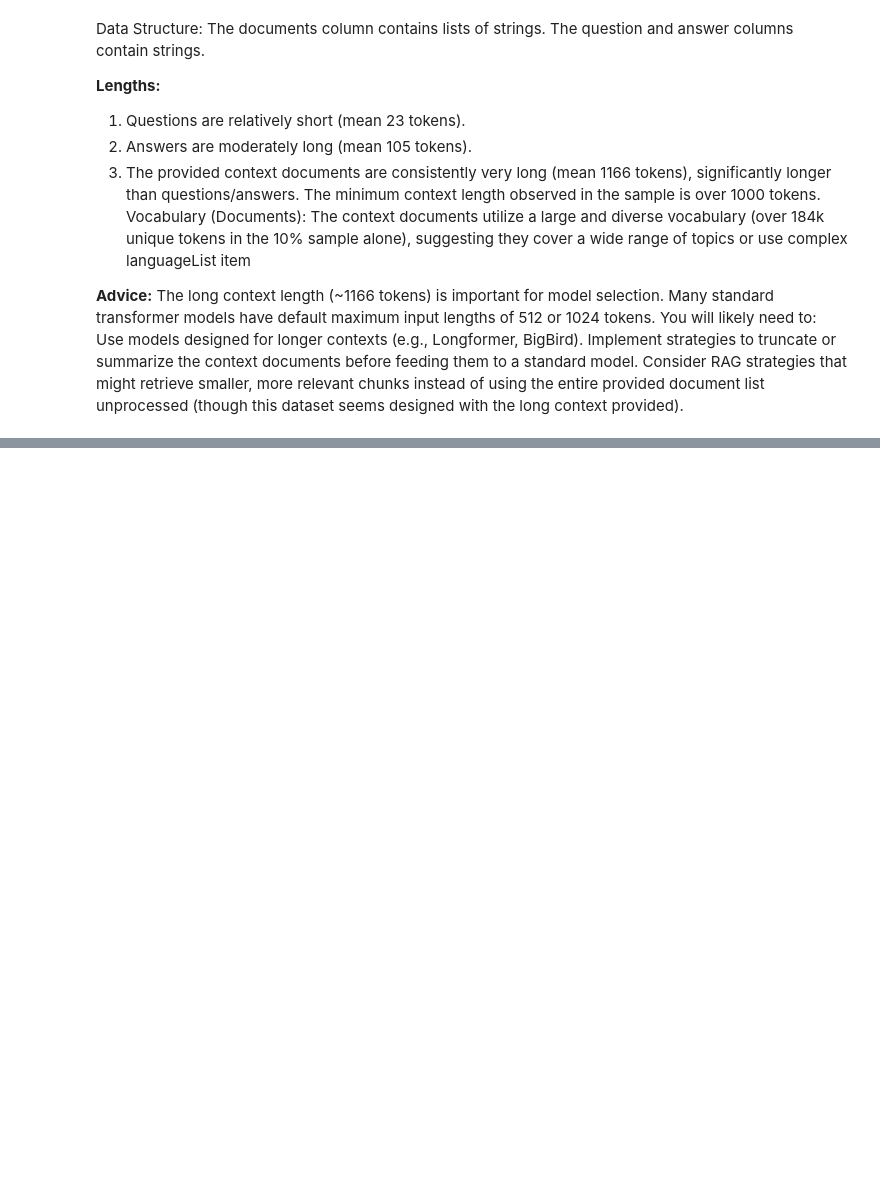
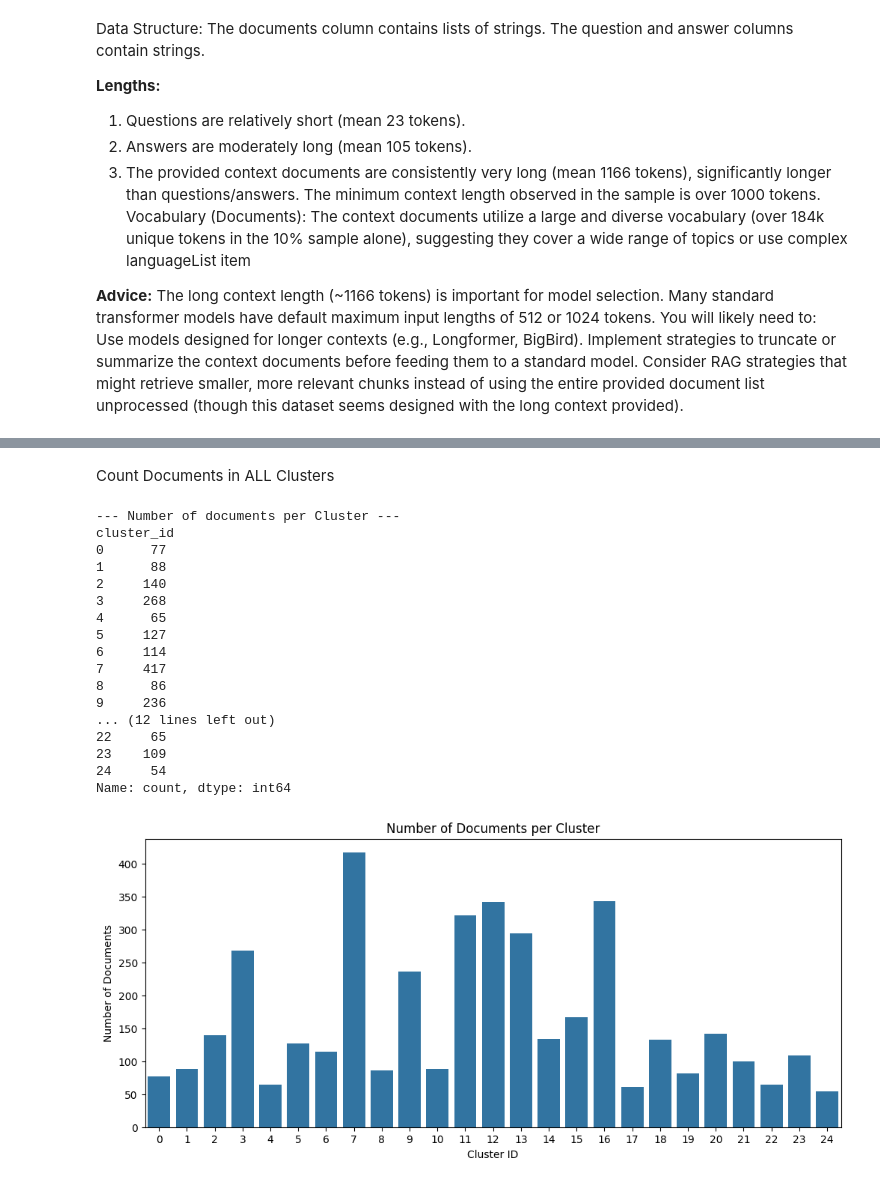
Before and after one commit to hirdeshkumar2407/RAG_Pipeline_LLM, a Jupyter notebook: 1_ClusterTheDocuments.ipynb, the cells around one changed output, grey strips where cells are left out. Cells and saved outputs as stored; diff of their text form; code cells hidden in the pictures; blank space fills up the shorter version.

```diff
--- a/1_ClusterTheDocuments.ipynb
+++ b/1_ClusterTheDocuments.ipynb
@@ -556,0 +1184,39 @@ Consider RAG strategies that might retrieve smaller, more relevant chunks instea
+# %% [markdown]
+Count Documents in ALL Clusters
+# %%
+# Print the number of documents assigned to each cluster
+
+if 'df_sample' in locals() and 'cluster_id' in df_sample.columns:
+    print("\n--- Number of documents per Cluster ---")
+    # Use value_counts() for a nice summary, sorted by cluster ID
+    cluster_counts = df_sample['cluster_id'].value_counts().sort_index()
+    print(cluster_counts)
+
+
+    plt.figure(figsize=(12, 5))
+    sns.barplot(x=cluster_counts.index, y=cluster_counts.values)
+    plt.title('Number of Documents per Cluster')
+    plt.xlabel('Cluster ID')
+    plt.ylabel('Number of Documents')
+    plt.show()
+else:
+    print("Cannot count documents per cluster, df_sample or 'cluster_id' missing.")
+# %% [output]
+--- Number of documents per Cluster ---
+cluster_id
+0      77
+1      88
+2     140
+3     268
+4      65
+5     127
+6     114
+7     417
+8      86
+9     236
+... (12 lines left out)
+22     65
+23    109
+24     54
+Name: count, dtype: int64
+[figure, added]
```
Also changed, not shown: parts of 35 cells of this notebook.
